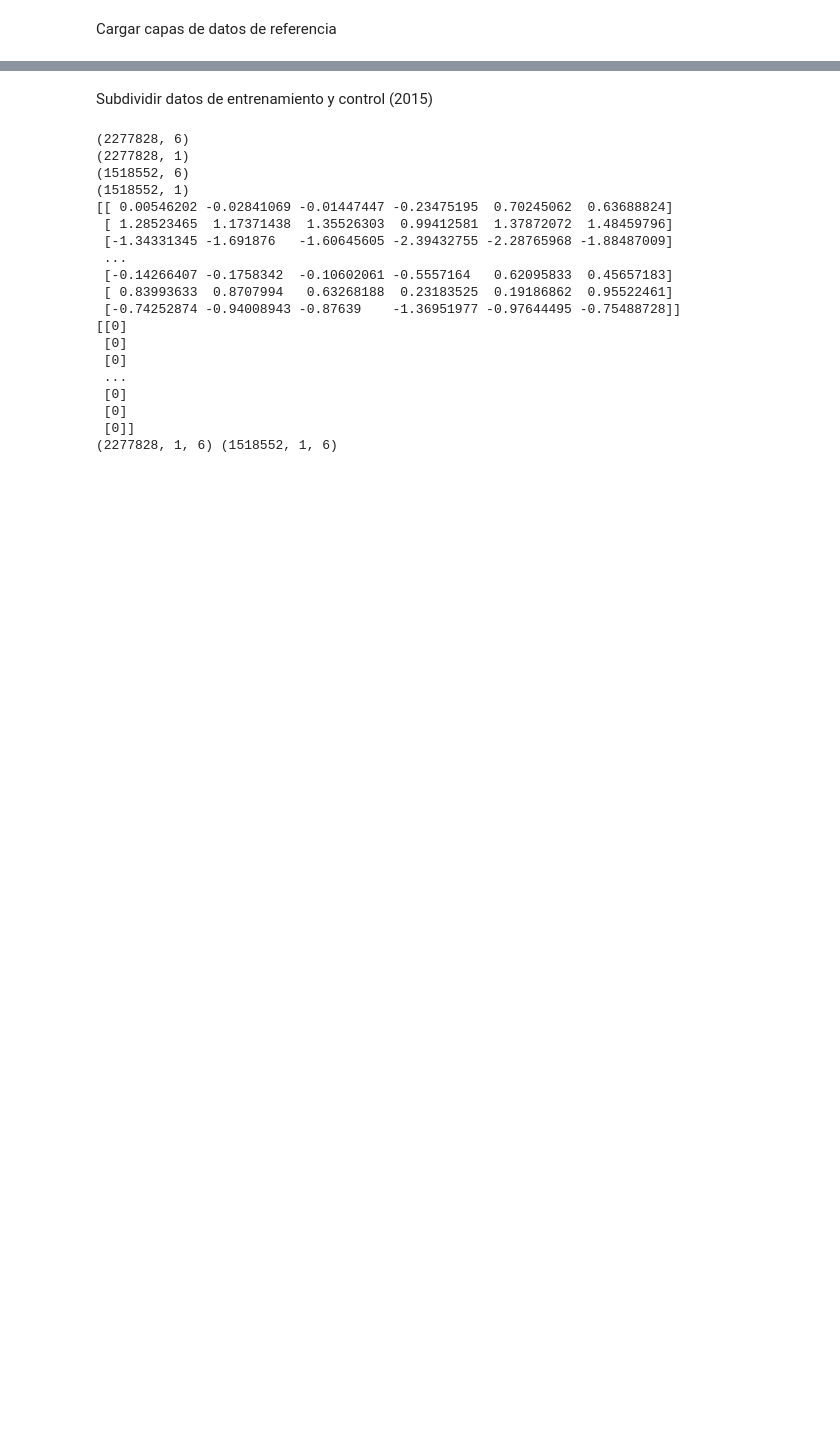
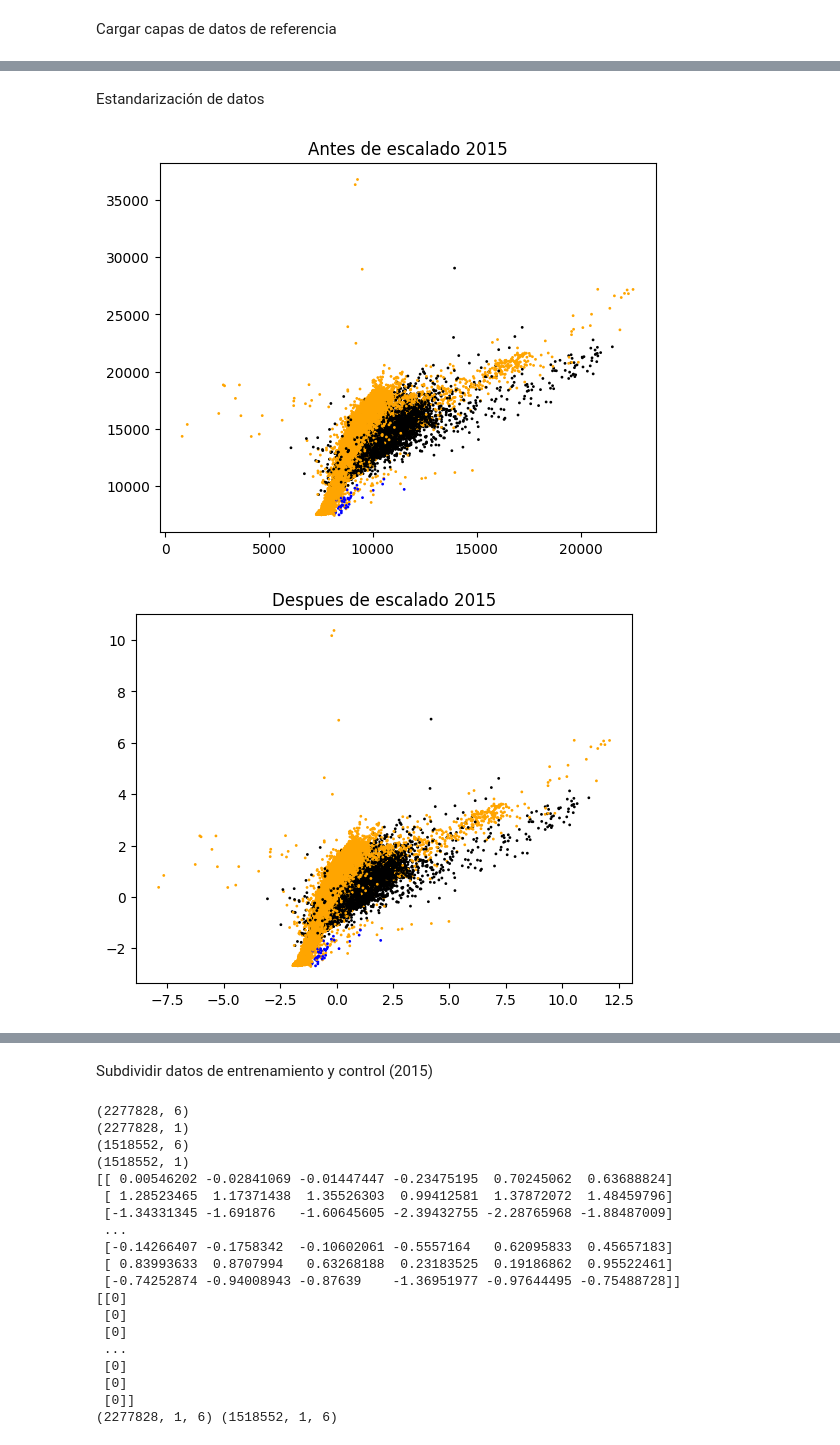
Before and after one commit to vshalisko/GEE, a Jupyter notebook: Colab/GDL_Landsat_ANN_simple.ipynb, the cells around one changed output, grey strips where cells are left out. Drawn from its saved outputs; the diff is of its cells as text; code cells hidden in the pictures; blank space fills up the shorter version.

```diff
--- a/Colab/GDL_Landsat_ANN_simple.ipynb
+++ b/Colab/GDL_Landsat_ANN_simple.ipynb
@@ -497,0 +63,55 @@ plt.show()
+# %%
+def feature_transform(source_array):
+    array_t = np.transpose(source_array, (2, 0, 1))
+    print(array_t.shape)
+    table_array = convert.array_to_table(array_t)
+    print(table_array.shape)
+    return table_array
+# %%
+x_features_2015 = feature_transform(array_feature_2015)
+x_features_2014 = feature_transform(array_feature_2014)
+x_features_2020 = feature_transform(array_feature_2020)
+y_labels_2015 = feature_transform(array_target_2015)
+y_labels_binary_2015 = feature_transform(array_target_binary_2015)
+
+## codigo innecesario cuando se aplica estandarizacion StandardScaler
+#y_labels_2015 = y_labels_2015 - 1
+#x_features_2014 = x_features_2014 / 32768
+#x_features_2015 = x_features_2015 / 32768
+#x_features_2020 = x_features_2020 / 32768
+nBands = x_features_2015.shape[1]
+# %% [markdown]
+Estandarización de datos
+# %%
+## visualización de la muestre de 50 k elementos
+colors = ['orange', 'blue', 'black']
+rango = slice(1000000,1050000)
+colors_list = [colors[int(i) % 3] for i in y_labels_2015[rango,0]]
+
+plt.scatter(x_features_2015[rango,0], x_features_2015[rango,5], marker='o',
+            color=colors_list, s=1)
+plt.title('Antes de escalado 2015')
+plt.show()
+
+scale = StandardScaler()
+x_features_2014 = scale.fit_transform(x_features_2014)
+x_features_2015 = scale.fit_transform(x_features_2015)
+x_features_2020 = scale.fit_transform(x_features_2020)
+
+plt.scatter(x_features_2015[rango,0], x_features_2015[rango,5], marker='o',
+            color=colors_list, s=1)
+plt.title('Despues de escalado 2015')
+plt.show()
+
+plt.scatter(x_features_2014[rango,0], x_features_2014[rango,5], marker='o',
+            color=colors_list, s=1)
+plt.title('Despues de escalado 2014')
+plt.show()
+
+plt.scatter(x_features_2020[rango,0], x_features_2020[rango,5], marker='o',
+            color=colors_list, s=1)
+plt.title('Despues de escalado 2020')
+plt.show()
+# %% [output]
+[figure, added]
+[figure, added]
```
Also changed, not shown: parts of 32 cells of this notebook.
